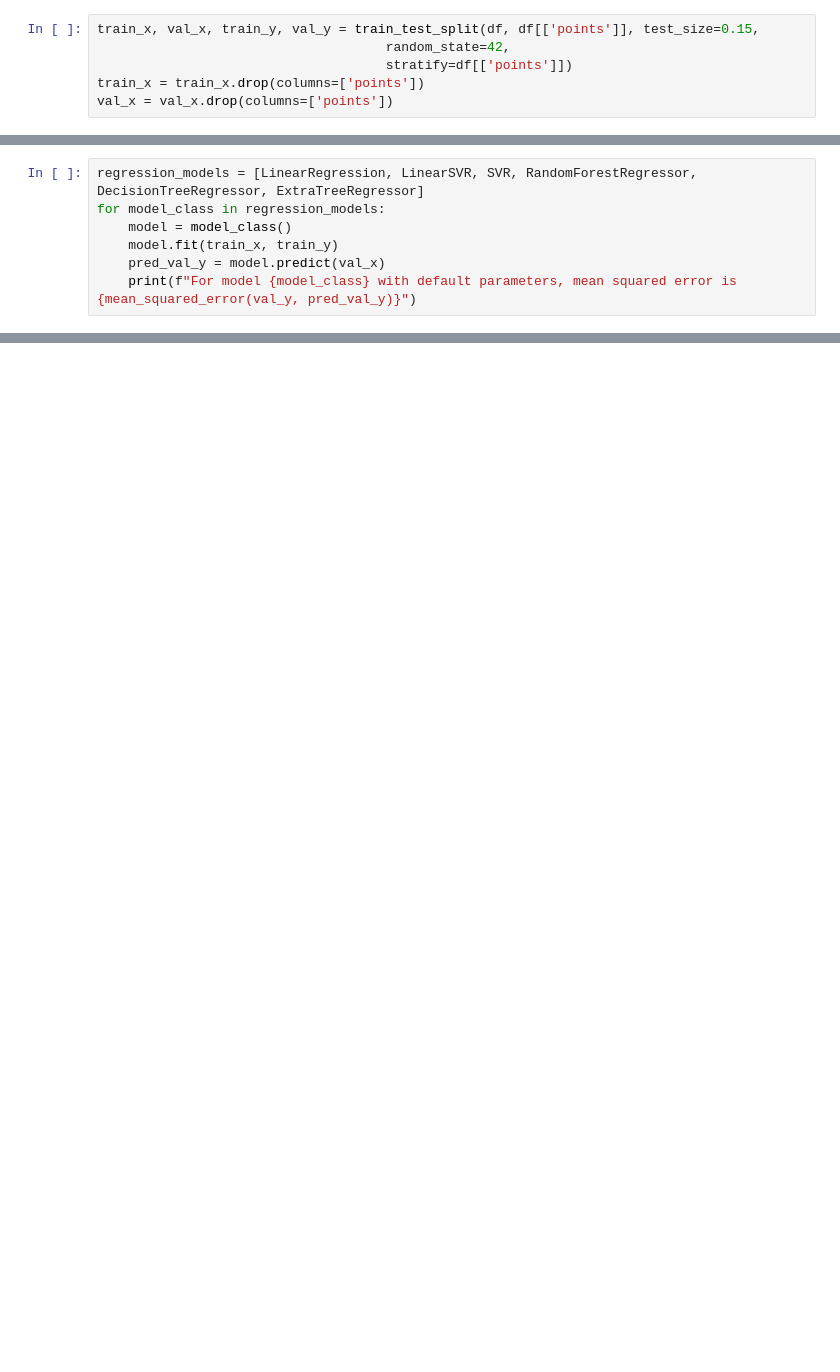
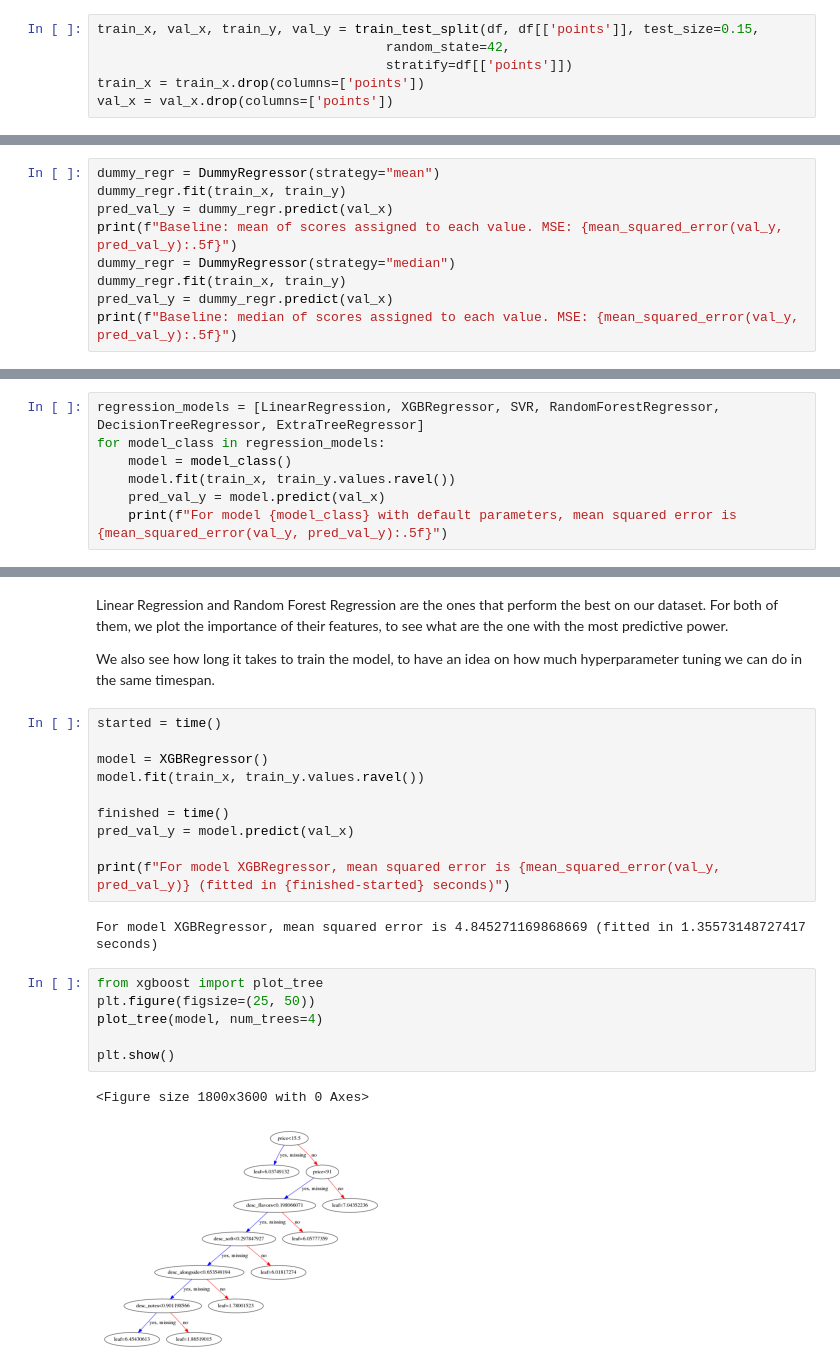
Before and after one commit to albertocarot1/datarevenue-code-challange, a Jupyter notebook: notebooks/DataExploration.ipynb, the cells around one changed output, grey strips where cells are left out. Saved outputs shown, nothing was run; the diff lists cells and outputs as text; blank space fills up the shorter version.

Commit message:
updated experiments, added hyperparameter tuning

```diff
--- a/notebooks/DataExploration.ipynb
+++ b/notebooks/DataExploration.ipynb
@@ -427,0 +454,9 @@ df.columns.to_series().groupby(df.dtypes).groups
+# %%
+dummy_regr = DummyRegressor(strategy="mean")
+dummy_regr.fit(train_x, train_y)
+pred_val_y = dummy_regr.predict(val_x)
+print(f"Baseline: mean of scores assigned to each value. MSE: {mean_squared_error(val_y, pred_val_y):.5f}")
+dummy_regr = DummyRegressor(strategy="median")
+dummy_regr.fit(train_x, train_y)
+pred_val_y = dummy_regr.predict(val_x)
+print(f"Baseline: median of scores assigned to each value. MSE: {mean_squared_error(val_y, pred_val_y):.5f}")
@@ -428,8 +472,8 @@ df.columns.to_series().groupby(df.dtypes).groups
 # %%
-regression_models = [LinearRegression, LinearSVR, SVR, RandomForestRegressor, DecisionTreeRegressor, ExtraTreeRegressor]
+regression_models = [LinearRegression, XGBRegressor, SVR, RandomForestRegressor, DecisionTreeRegressor, ExtraTreeRegressor]
 for model_class in regression_models:
     model = model_class()
-    model.fit(train_x, train_y)
+    model.fit(train_x, train_y.values.ravel())
     pred_val_y = model.predict(val_x)
-    print(f"For model {model_class} with default parameters, mean squared error is {mean_squared_error(val_y, pred_val_y)}")
+    print(f"For model {model_class} with default parameters, mean squared error is {mean_squared_error(val_y, pred_val_y):.5f}")
 # %% [output]
@@ -441,0 +486,26 @@ For model <class 'sklearn.tree._classes.ExtraTreeRegressor'> with default parame
+# %% [markdown]
+Linear Regression and Random Forest Regression are the ones that perform the best on our dataset.
+For both of them, we plot the importance of their features, to see what are the one with the most predictive power.
+
+We also see how long it takes to train the model, to have an idea on how much hyperparameter tuning we can do in the same timespan.
+# %%
+started = time()
+
+model = XGBRegressor()
+model.fit(train_x, train_y.values.ravel())
+
+finished = time()
+pred_val_y = model.predict(val_x)
+
+print(f"For model XGBRegressor, mean squared error is {mean_squared_error(val_y, pred_val_y)} (fitted in {finished-started} seconds)")
+# %% [output]
+For model XGBRegressor, mean squared error is 4.845271169868669 (fitted in 1.35573148727417 seconds)
+# %%
+from xgboost import plot_tree
+plt.figure(figsize=(25, 50))
+plot_tree(model, num_trees=4)
+
+plt.show()
+# %% [output]
+<Figure size 1800x3600 with 0 Axes>
+[figure, added]
```
Also changed, not shown: parts of 31 cells of this notebook, 1 other file.
